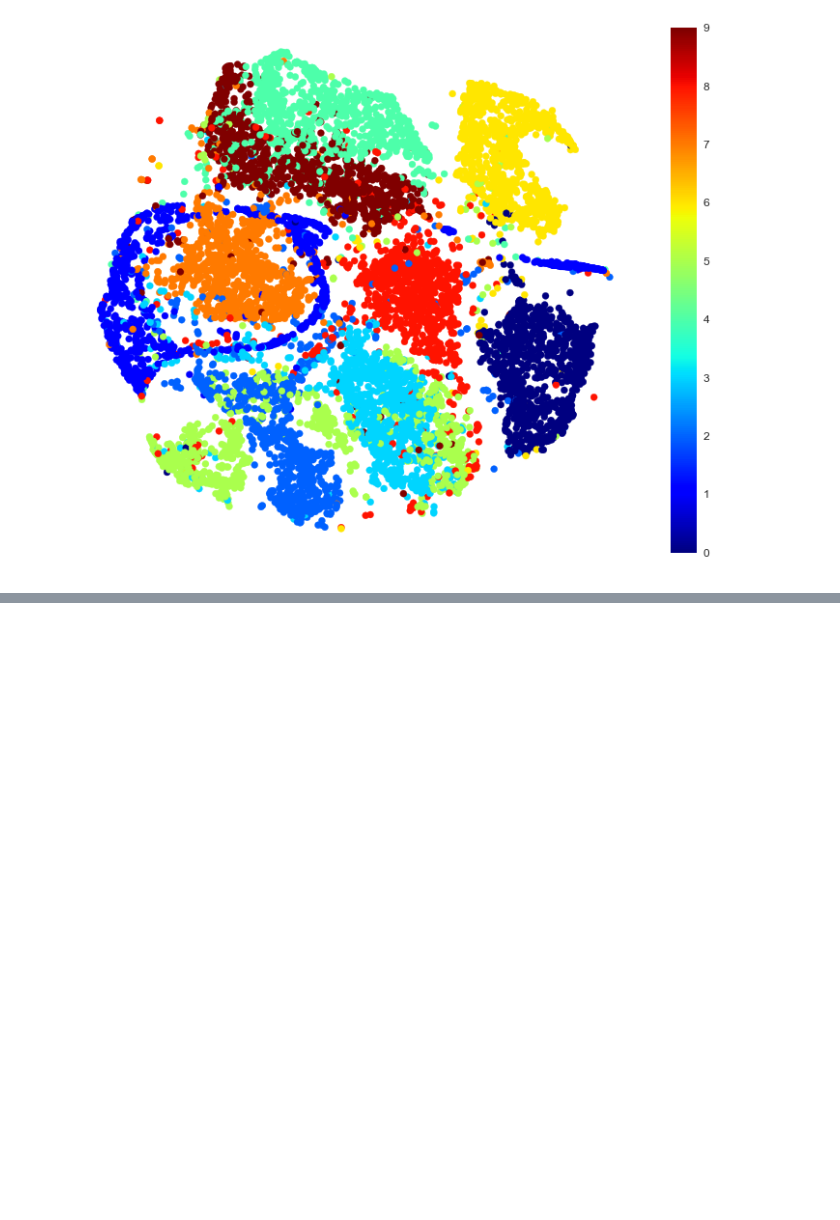
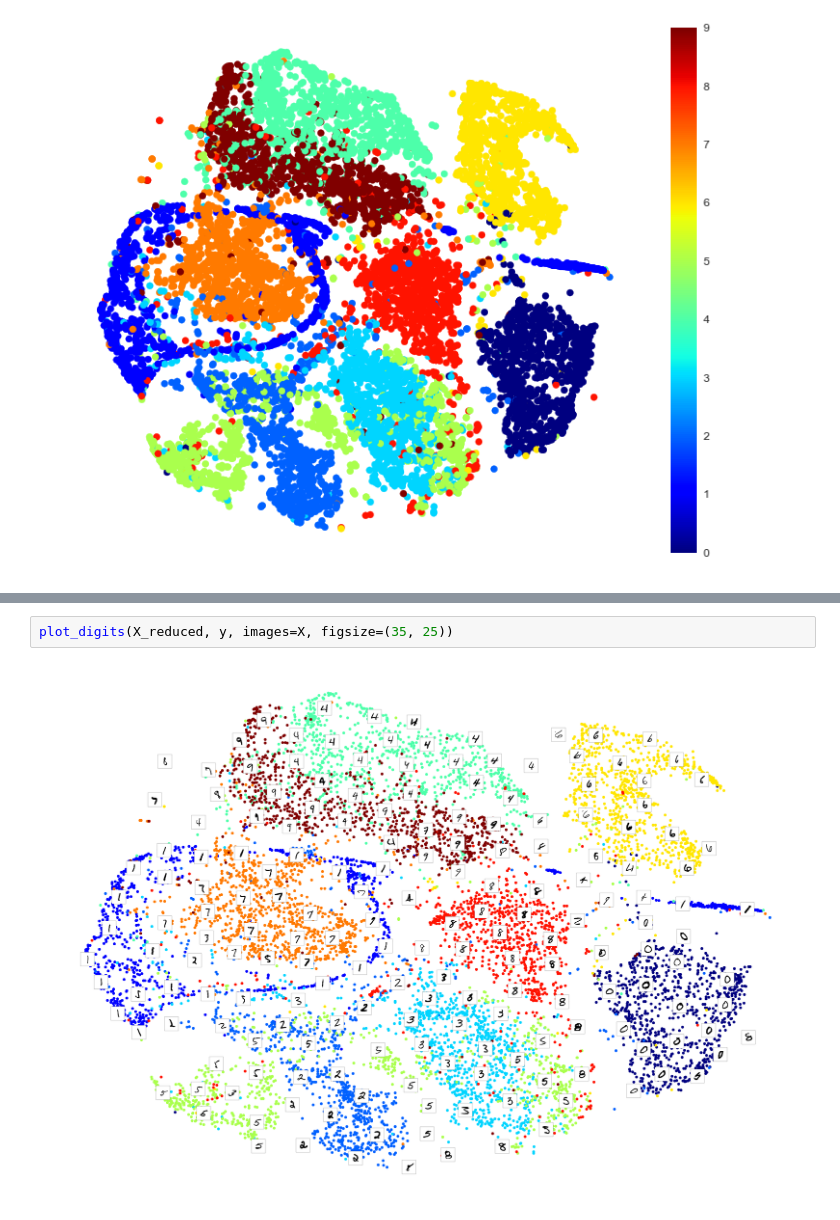
Before and after one commit to KKeishiro/hands-on-machine-learning, a Jupyter notebook: Chapter8 Dimensionality Reduction.ipynb, the cells around one changed output, grey strips where cells are left out. Drawn from its saved outputs; the diff is of its cells as text; blank space fills up the shorter version.

```diff
--- a/Chapter8 Dimensionality Reduction.ipynb
+++ b/Chapter8 Dimensionality Reduction.ipynb
@@ -933,0 +1002,4 @@ plt.show()
+# %%
+plot_digits(X_reduced, y, images=X, figsize=(35, 25))
+# %% [output]
+[figure, added]
```
Also changed, not shown: parts of 16 cells of this notebook.
